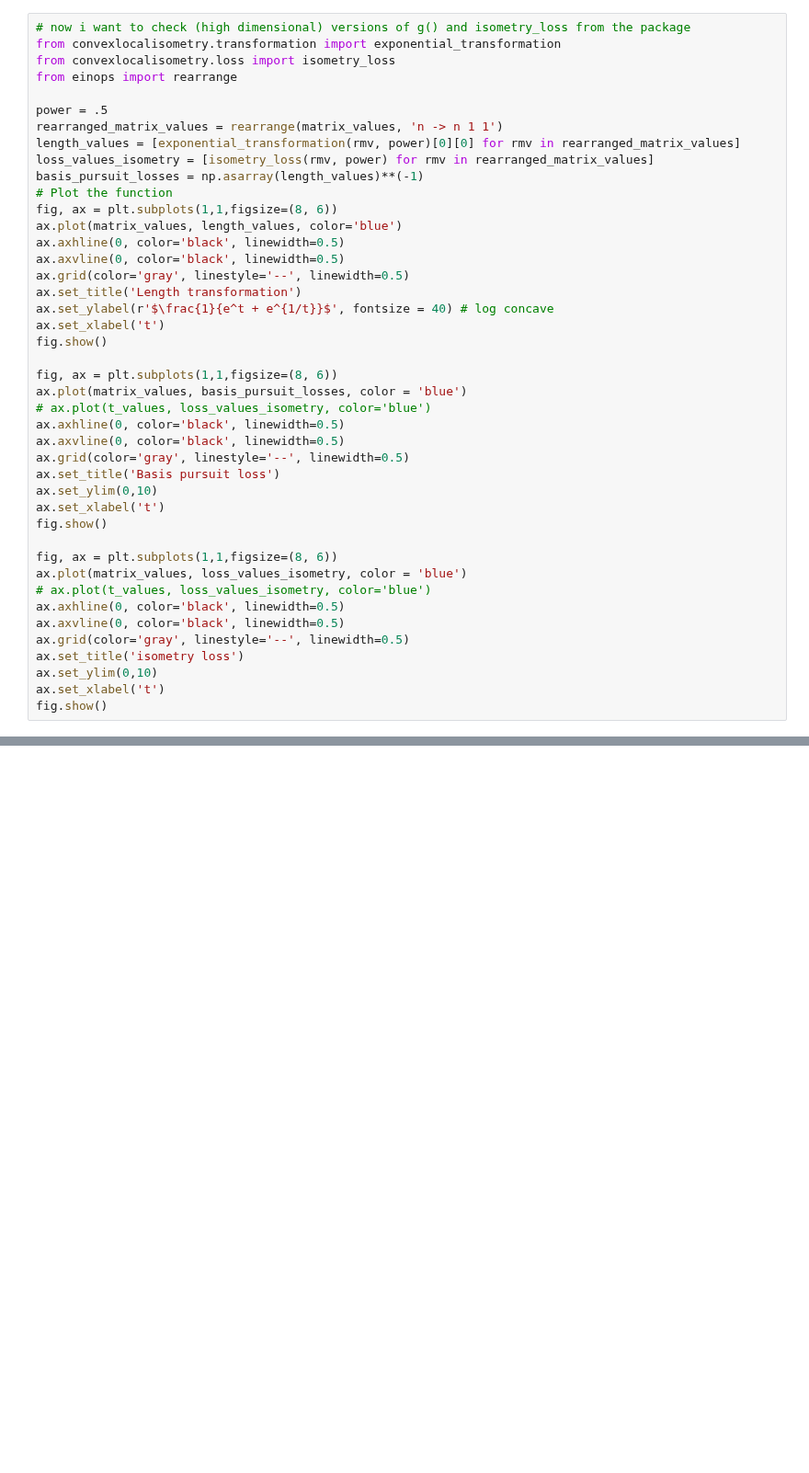
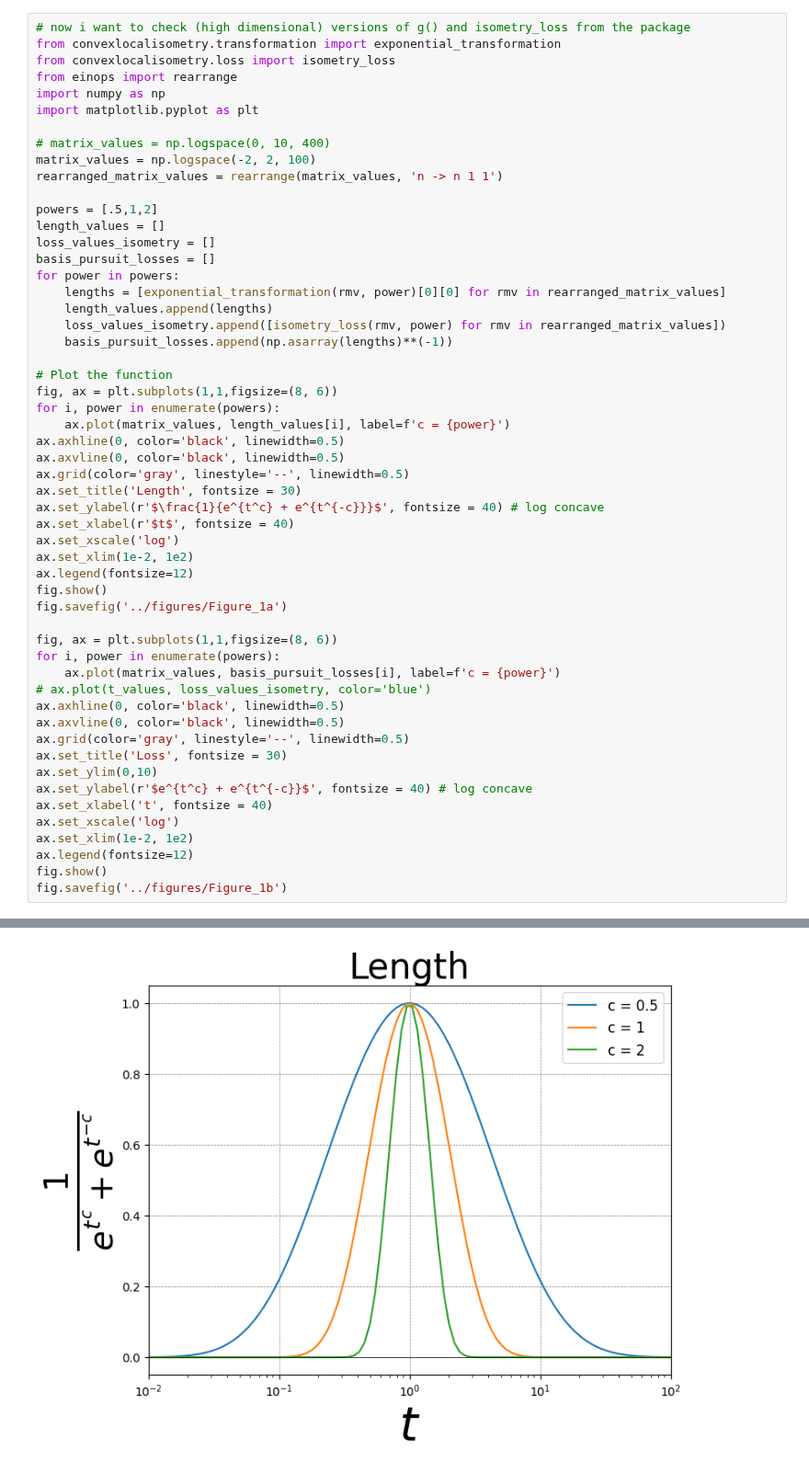
Before and after one commit to sjkoelle/isometry-pursuit, a Jupyter notebook: experiments/Figure1.ipynb, the cells around one changed output, grey strips where cells are left out. Shown at 92% size. Drawn from its saved outputs; the diff is of its cells as text; blank space fills up the shorter version.

```diff
--- a/experiments/Figure1.ipynb
+++ b/experiments/Figure1.ipynb
@@ -3,42 +3,53 @@
 from convexlocalisometry.transformation import exponential_transformation
 from convexlocalisometry.loss import isometry_loss
 from einops import rearrange
+import numpy as np
+import matplotlib.pyplot as plt
 
-power = .5
+# matrix_values = np.logspace(0, 10, 400)
+matrix_values = np.logspace(-2, 2, 100)
 rearranged_matrix_values = rearrange(matrix_values, 'n -> n 1 1')
-length_values = [exponential_transformation(rmv, power)[0][0] for rmv in rearranged_matrix_values]
-loss_values_isometry = [isometry_loss(rmv, power) for rmv in rearranged_matrix_values]
-basis_pursuit_losses = np.asarray(length_values)**(-1)
+
+powers = [.5,1,2]
+length_values = []
+loss_values_isometry = []
+basis_pursuit_losses = []
+for power in powers:
+    lengths = [exponential_transformation(rmv, power)[0][0] for rmv in rearranged_matrix_values]
+    length_values.append(lengths)
+    loss_values_isometry.append([isometry_loss(rmv, power) for rmv in rearranged_matrix_values])
+    basis_pursuit_losses.append(np.asarray(lengths)**(-1))
+
 # Plot the function
 fig, ax = plt.subplots(1,1,figsize=(8, 6))
-ax.plot(matrix_values, length_values, color='blue')
+for i, power in enumerate(powers):
+    ax.plot(matrix_values, length_values[i], label=f'c = {power}')
 ax.axhline(0, color='black', linewidth=0.5)
 ax.axvline(0, color='black', linewidth=0.5)
 ax.grid(color='gray', linestyle='--', linewidth=0.5)
-ax.set_title('Length transformation')
-ax.set_ylabel(r'$\frac{1}{e^t + e^{1/t}}$', fontsize = 40) # log concave
-ax.set_xlabel('t')
+ax.set_title('Length', fontsize = 30)
+ax.set_ylabel(r'$\frac{1}{e^{t^c} + e^{t^{-c}}}$', fontsize = 40) # log concave
+ax.set_xlabel(r'$t$', fontsize = 40)
+ax.set_xscale('log')
+ax.set_xlim(1e-2, 1e2)
+ax.legend(fontsize=12)
 fig.show()
+fig.savefig('../figures/Figure_1a')
 
 fig, ax = plt.subplots(1,1,figsize=(8, 6))
-ax.plot(matrix_values, basis_pursuit_losses, color = 'blue')
+for i, power in enumerate(powers):
+    ax.plot(matrix_values, basis_pursuit_losses[i], label=f'c = {power}')
 # ax.plot(t_values, loss_values_isometry, color='blue')
 ax.axhline(0, color='black', linewidth=0.5)
 ax.axvline(0, color='black', linewidth=0.5)
 ax.grid(color='gray', linestyle='--', linewidth=0.5)
-ax.set_title('Basis pursuit loss')
+ax.set_title('Loss', fontsize = 30)
 ax.set_ylim(0,10)
-ax.set_xlabel('t')
+ax.set_ylabel(r'$e^{t^c} + e^{t^{-c}}$', fontsize = 40) # log concave
+ax.set_xlabel('t', fontsize = 40)
+ax.set_xscale('log')
+ax.set_xlim(1e-2, 1e2)
+ax.legend(fontsize=12)
 fig.show()
-
-fig, ax = plt.subplots(1,1,figsize=(8, 6))
-ax.plot(matrix_values, loss_values_isometry, color = 'blue')
-# ax.plot(t_values, loss_values_isometry, color='blue')
-ax.axhline(0, color='black', linewidth=0.5)
-ax.axvline(0, color='black', linewidth=0.5)
-ax.grid(color='gray', linestyle='--', linewidth=0.5)
-ax.set_title('isometry loss')
-ax.set_ylim(0,10)
-ax.set_xlabel('t')
-fig.show()
+fig.savefig('../figures/Figure_1b')
 # %% [output]
@@ -45,0 +56 @@ ModuleNotFoundError: No module named 'convexlocalisometry'
+[figure, added]
```
Also changed, not shown: parts of 4 cells of this notebook, 6 other files.
